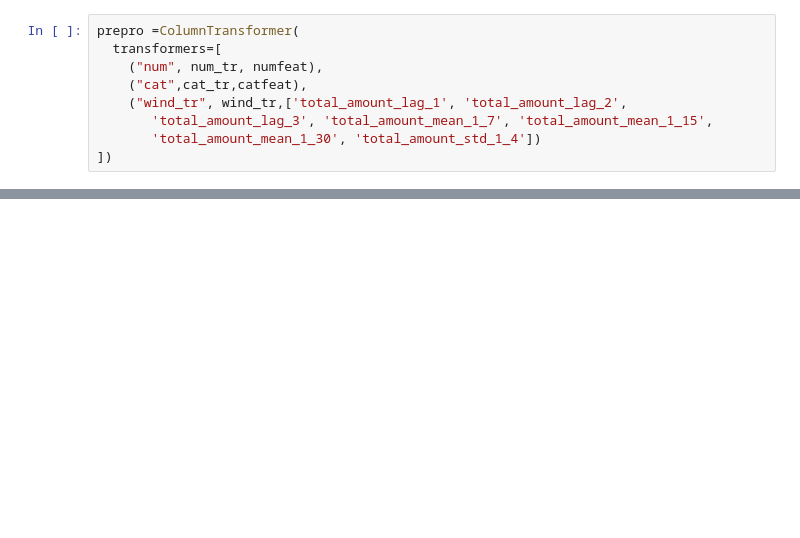
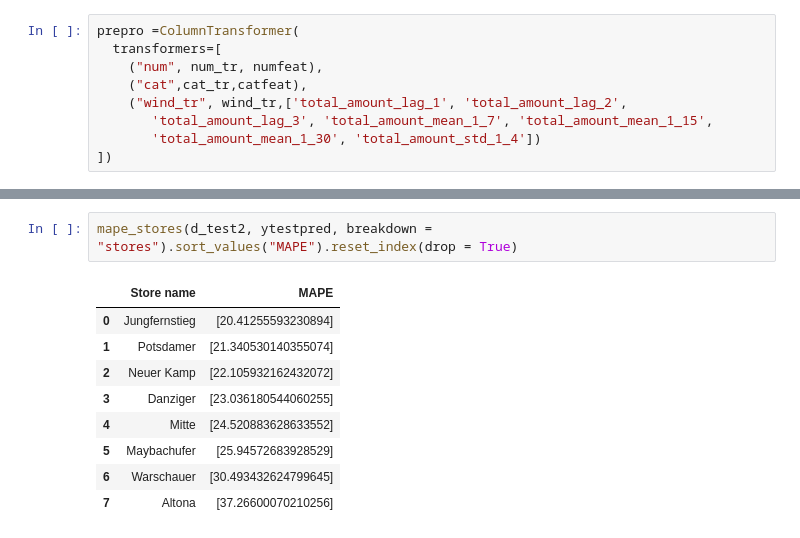
Before and after one commit to vlatko-v/sweet-spot-donut-sales-forecasting, a Jupyter notebook: lm.ipynb, the cells around one changed output, grey strips where cells are left out. Saved outputs shown, nothing was run; the diff lists cells and outputs as text; blank space fills up the shorter version.

```diff
--- a/lm.ipynb
+++ b/lm.ipynb
@@ -171,0 +245,12 @@ fit_overview(ytrain,ytrainpred,ytest,ytestpred)
+# %%
+mape_stores(d_test2, ytestpred, breakdown = "stores").sort_values("MAPE").reset_index(drop = True)
+# %% [output]
+|  | Store name | MAPE |
+| 0 | Jungfernstieg | [20.41255593230894] |
+| 1 | Potsdamer | [21.340530140355074] |
+| 2 | Neuer Kamp | [22.105932162432072] |
+| 3 | Danziger | [23.036180544060255] |
+| 4 | Mitte | [24.520883628633552] |
+| 5 | Maybachufer | [25.94572683928529] |
+| 6 | Warschauer | [30.493432624799645] |
+| 7 | Altona | [37.26600070210256] |
```
Also changed, not shown: parts of 31 cells of this notebook, 1 other file.
